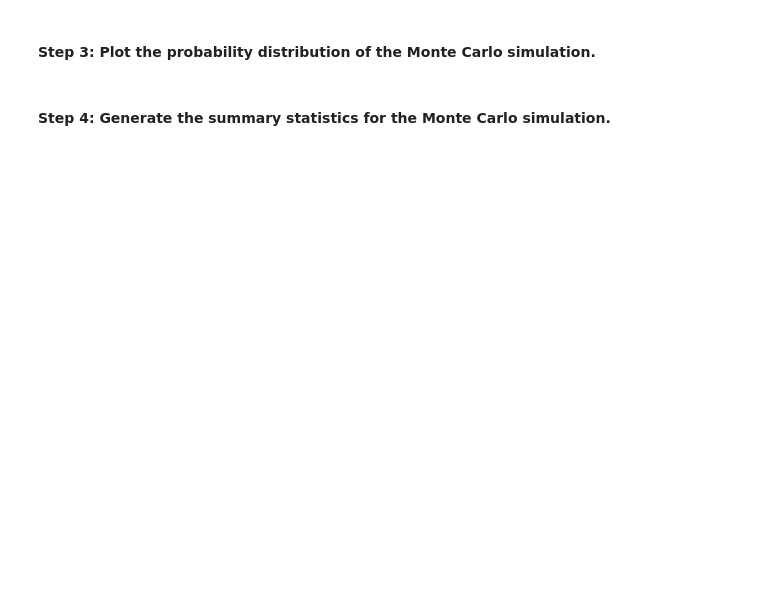
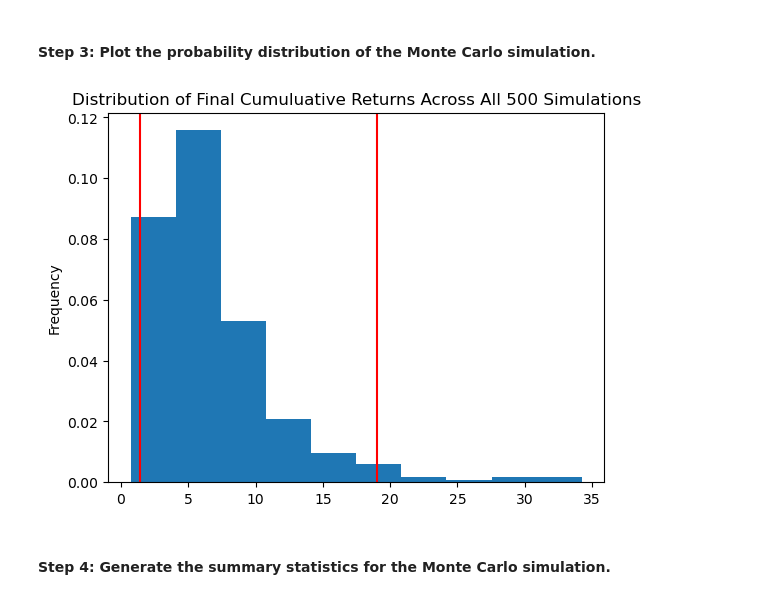
Before and after one commit to MLeGare29/M5_CHALLENGE, a Jupyter notebook: financial_planning_tools.ipynb, the cells around one changed output. Drawn from its saved outputs; the diff is of its cells as text; code cells hidden in the pictures; blank space fills up the shorter version.

```diff
--- a/financial_planning_tools.ipynb
+++ b/financial_planning_tools.ipynb
@@ -468,7 +550,12 @@ In this section, you’ll use the MCForecastTools library to create a Monte Carl
 # %%
 # Visualize the probability distribution of the 30-year Monte Carlo simulation
 # by plotting a histogram
-# YOUR CODE HERE
+MC_30_dist_plot = MC_thirtyyear.plot_distribution()
+
+# Save the plot
+MC_30_dist_plot.get_figure().savefig('MC_30_dist_plot.png', bbox_inches='tight')
+# %% [output]
+[figure, added]
 # %% [markdown]
 #### Step 4: Generate the summary statistics for the Monte Carlo simulation.
 # %%
```
Also changed, not shown: parts of 32 cells of this notebook.
